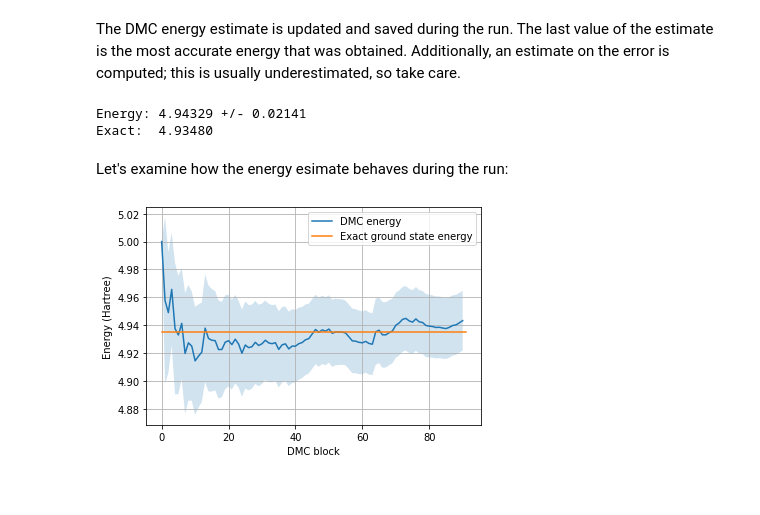
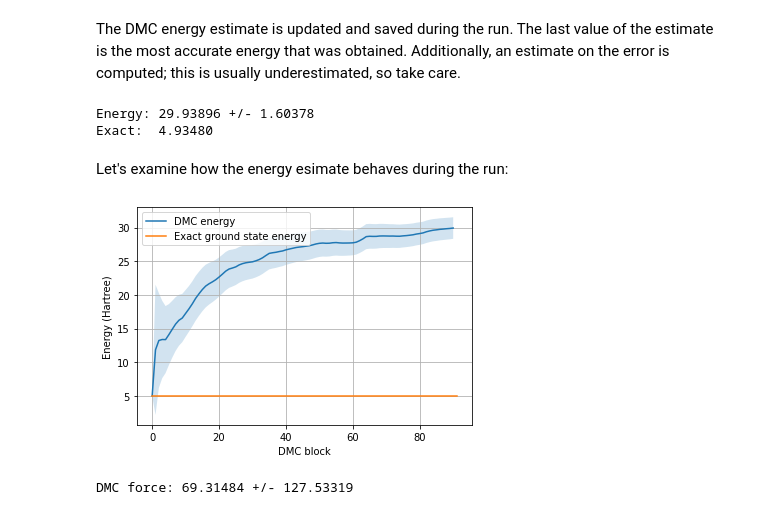
Before and after one commit to Jvanrhijn/pydmc, a Jupyter notebook: examples/pib_1d.ipynb, the cells around one changed output. Cells and saved outputs as stored; diff of their text form; code cells hidden in the pictures.

```diff
--- a/examples/pib_1d.ipynb
+++ b/examples/pib_1d.ipynb
@@ -61,8 +74,9 @@ Next, we set up the branching algorithm and accept-reject algorithm, and constru
 # %%
 brancher = SRBrancher()
 #brancher = SimpleBrancher()
+#brancher = SplitJoinBrancher()
 ar = DiffuseAcceptReject(fixed_node=True)
-guiding_wf = GuidingWaveFunction()
+guiding_wf = GuidingWaveFunction(1)
 # %% [markdown]
 Now, we generate a set of configurations. In a more advanced algorithm, this should be done by a short VMC run. Here, we just uniformly generate points $x \in [0, 1]$.
 # %%
@@ -71,32 +85,61 @@ confs = [np.random.rand(1) for _ in range(nconf)]
 walkers = [Walker(conf, 1.0) for conf in confs]
 # %% [markdown]
 And finally, initialize the DMC runner and perform diffusion Monte Carlo.
-# %%
-dmc = DMC(hamiltonian, walkers, brancher, ar, guiding_wf, reference_energy)
-dmc.run_dmc(time_step, blocks, steps_per_block, neq=10)
+# %%
+def dmc(da, warp):
+    brancher = SRBrancher()
+    #brancher = SimpleBrancher()
+    #brancher = SplitJoinBrancher()
+    #brancher = NoBrancher()
+
+    ar = DiffuseAcceptReject(fixed_node=True)
+    guiding_wf = GuidingWaveFunction(np.array([a0]))
+
+    np.random.seed(0)
+    confs = [np.random.uniform(low=0, high=1, size=1) for _ in range(nconf)]
+    walkers = [Walker(conf, 1.0) for conf in confs]
+
+    #fa = ForcesVD(np.array([da]), nconf, warp=warp)
+    fa = ForcesDriftDifGfunc(np.array([da]), nconf, warp=warp)
+
+    dmc = DMC(hamiltonian, walkers, brancher, ar, guiding_wf, reference_energy, force_accumulator=fa)
+    dmc.run_dmc(time_step, blocks, steps_per_block, neq=neq, progress=True)
+
+    return dmc
+# %%
+dmc_out = dmc(da, False)
 # %% [markdown]
 The DMC energy estimate is updated and saved during the run. The last value of the estimate is the most accurate energy that was obtained. Additionally, an estimate on the error is computed; this is usually underestimated, so take care.
 # %%
-energy = dmc.energy_estimate[-1]
-err = dmc.energy_error[-1]
+energy = dmc_out.energy_estimate[-1]
+err = dmc_out.energy_error[-1]
 print(f"Energy: {energy:.5f} +/- {err:.5f}")
 print(f"Exact:  {np.pi**2/2:.5f}")
 # %% [output]
-Energy: 4.94329 +/- 0.02141
+Energy: 29.93896 +/- 1.60378
 Exact:  4.93480
 # %% [markdown]
 Let's examine how the energy esimate behaves during the run:
 # %%
 plt.figure()
-ns = np.arange(0, len(dmc.energy_estimate))
-plt.plot(ns, dmc.energy_estimate, label="DMC energy")
-plt.fill_between(ns, dmc.energy_estimate - dmc.energy_error, dmc.energy_estimate + dmc.energy_error, alpha=0.2)
+ns = np.arange(0, len(dmc_out.energy_estimate))
+plt.plot(ns, dmc_out.energy_estimate, label="DMC energy")
+plt.fill_between(ns,
+    dmc_out.energy_estimate - dmc_out.energy_error,
+    dmc_out.energy_estimate + dmc_out.energy_error, alpha=0.2)
 
 exact = np.pi**2/2
-plt.plot([0, len(dmc.energy_estimate)], [exact, exact], label="Exact ground state energy")
+plt.plot([0, len(dmc_out.energy_estimate)], [exact, exact], label="Exact ground state energy")
 plt.legend()
 plt.xlabel("DMC block")
 plt.ylabel("Energy (Hartree)")
 plt.grid()
 # %% [output]
-[figure, old version]
+[figure, new version]
+# %%
+fa = dmc_out.force_accumulator
+fl, f = fa.compute_forces(steps_per_block)
+f_err = block_error(fl[0, :], block_size=steps_per_block)
+print(f"DMC force: {f[0]:.5f} +/- {f_err:.5f}")
+# %% [output]
+DMC force: 69.31484 +/- 127.53319
```
Also changed, not shown: parts of 5 cells of this notebook, 7 other files.
